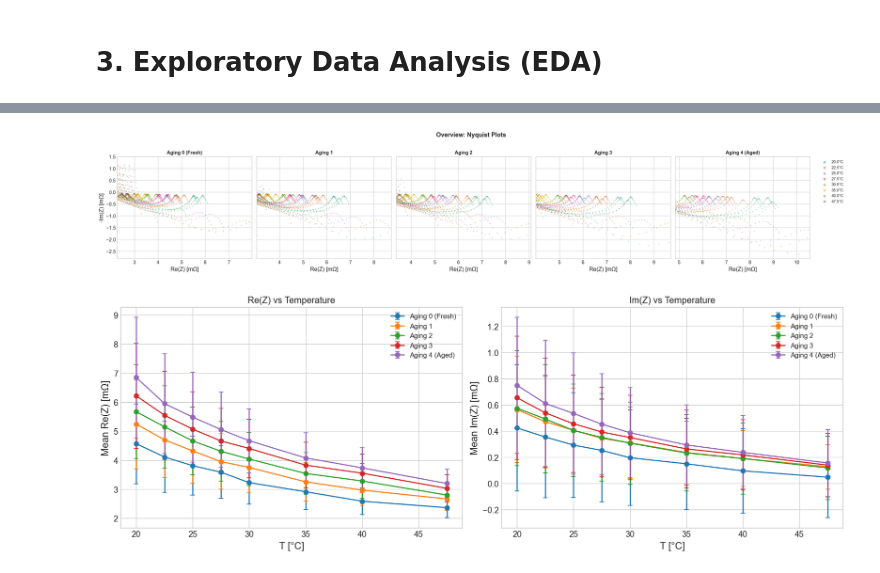
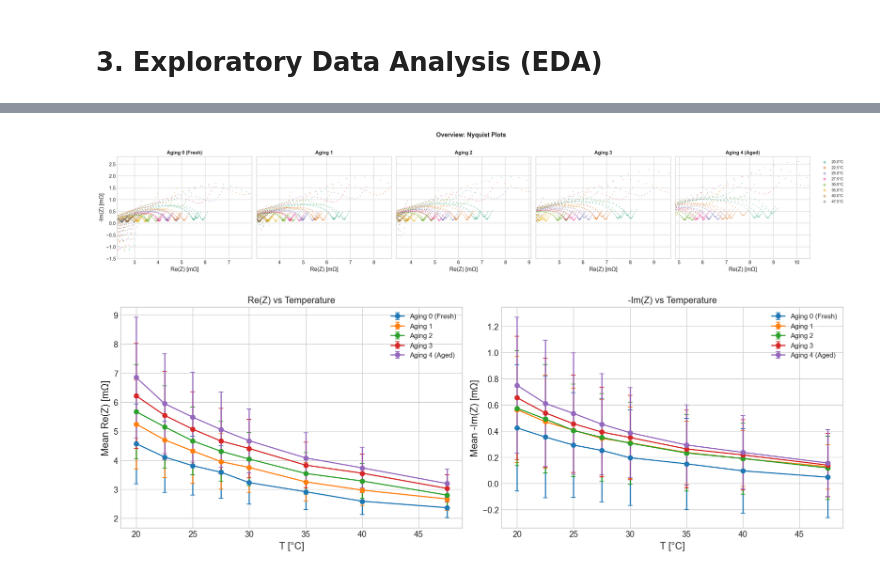
Before and after one commit to marcosoldani/ml_LiBs_project, a Jupyter notebook: notebooks/1_LeaveOneOut.ipynb, the cells around one changed output, grey strips where cells are left out. Cells and saved outputs as stored; diff of their text form; code cells hidden in the pictures.

```diff
--- a/notebooks/1_LeaveOneOut.ipynb
+++ b/notebooks/1_LeaveOneOut.ipynb
@@ -183,40 +183,40 @@ for aging in range(5):
         mask = subset["Temperature"] == temp
         ax.scatter(
             subset.loc[mask, "Z_real"],
-            -subset.loc[mask, "Z_imag"],
+            subset.loc[mask, "neg_Z_imag"],
             s=1,
             alpha=0.4,
             color=TEMP_COLORS[temp],
             label=f"{temp}°C"
         )
 
     ax.set_xlabel("Re(Z) [mΩ]")
 
     if aging == 0:
         ax.set_ylabel("-Im(Z) [mΩ]")
 
     ax.set_title(AGING_LABELS[aging], fontsize=11, fontweight="bold")
     ax.set_aspect("equal", adjustable="datalim")
 
 # Legend and title
 axes[-1].legend(
     bbox_to_anchor=(1.05, 1),
     loc="upper left",
     markerscale=5,
     fontsize=9
 )
 
 fig.suptitle(
     "Overview: Nyquist Plots",
     fontsize=14,
     fontweight="bold",
     y=1.02
 )
 
 plt.tight_layout()
 plt.show()
 # %% [output]
-[figure, old version]
+[figure, new version]
 # %%
 # 3.3 Impedance vs Temperature trend
 fig, axes = plt.subplots(1, 2, figsize=(14, 5))
```
Also changed, not shown: parts of 7 cells of this notebook, 4 other files.
